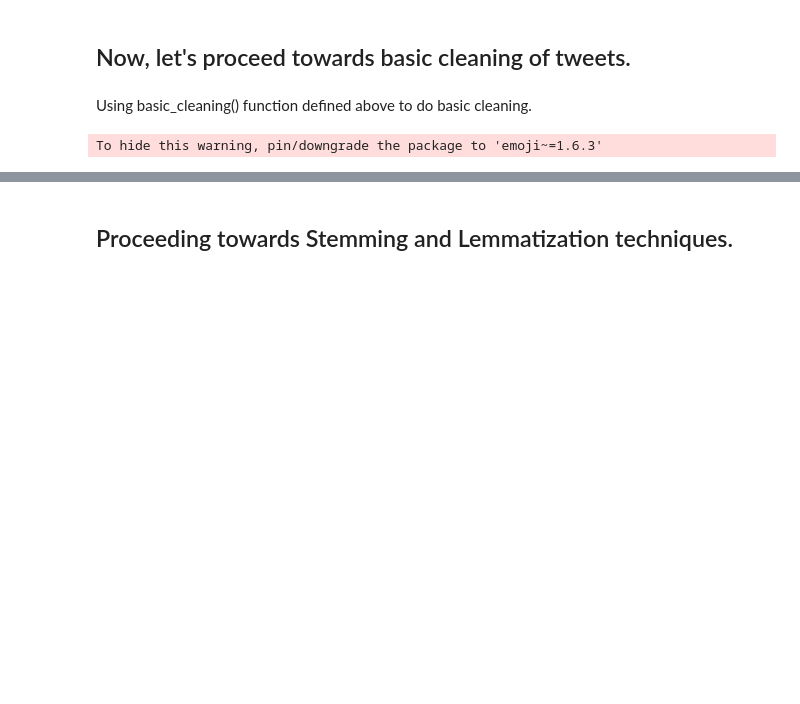
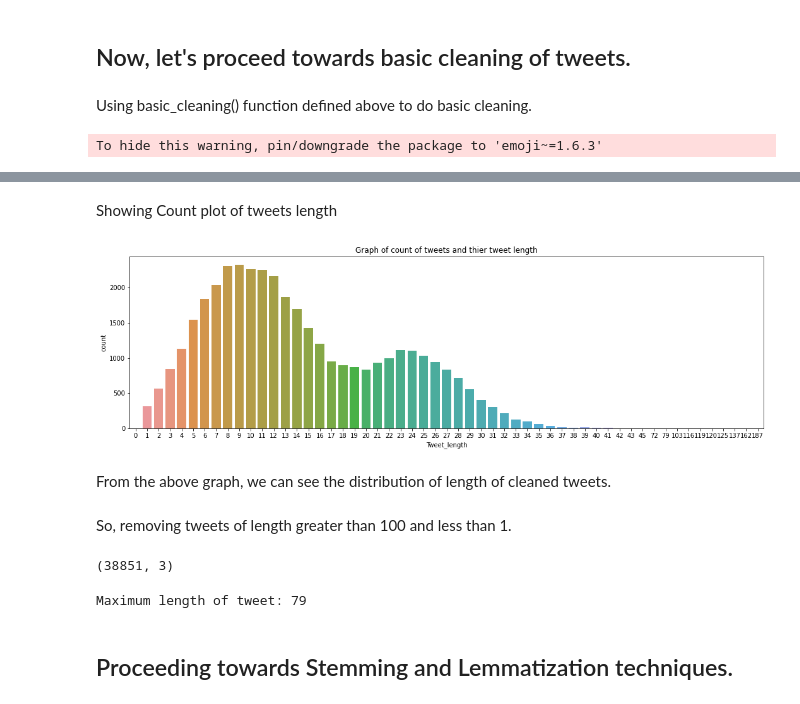
Before and after one commit to vishal19217/CyberBullying_Sentiment_Analysis, a Jupyter notebook: ML_Project_PreProcessing.ipynb, the cells around one changed output, grey strips where cells are left out. Drawn from its saved outputs; the diff is of its cells as text; code cells hidden in the pictures; blank space fills up the shorter version.

```diff
--- a/ML_Project_PreProcessing.ipynb
+++ b/ML_Project_PreProcessing.ipynb
@@ -193,0 +241,17 @@ basic_clean_df.head()
+# %% [markdown]
+Showing Count plot of tweets length
+# %%
+import matplotlib.pyplot as plt
+plt.figure(figsize=(18,5))
+# Using countplot
+ax = sns.countplot(x='tweet_length', data=basic_clean_df)
+plt.title('Graph of count of tweets and thier tweet length')
+plt.ylabel('count')
+plt.xlabel('Tweet_length')
+plt.show()
+# %% [output]
+[figure, added]
+# %% [markdown]
+From the above graph, we can see the distribution of length of cleaned tweets.
+# %% [markdown]
+So, removing tweets of length greater than 100 and less than 1.
@@ -194,2 +260,11 @@ basic_clean_df.head()
+# %%
+basic_clean_df.shape
+# %% [output]
+(38851, 3)
+# %%
+max_length = np.max(basic_clean_df['tweet_length'])
+print("Maximum length of tweet:",max_length)
+# %% [output]
+Maximum length of tweet: 79
 # %% [markdown]
 ## Proceeding towards Stemming and Lemmatization techniques.
```
Also changed, not shown: parts of 67 cells of this notebook.
